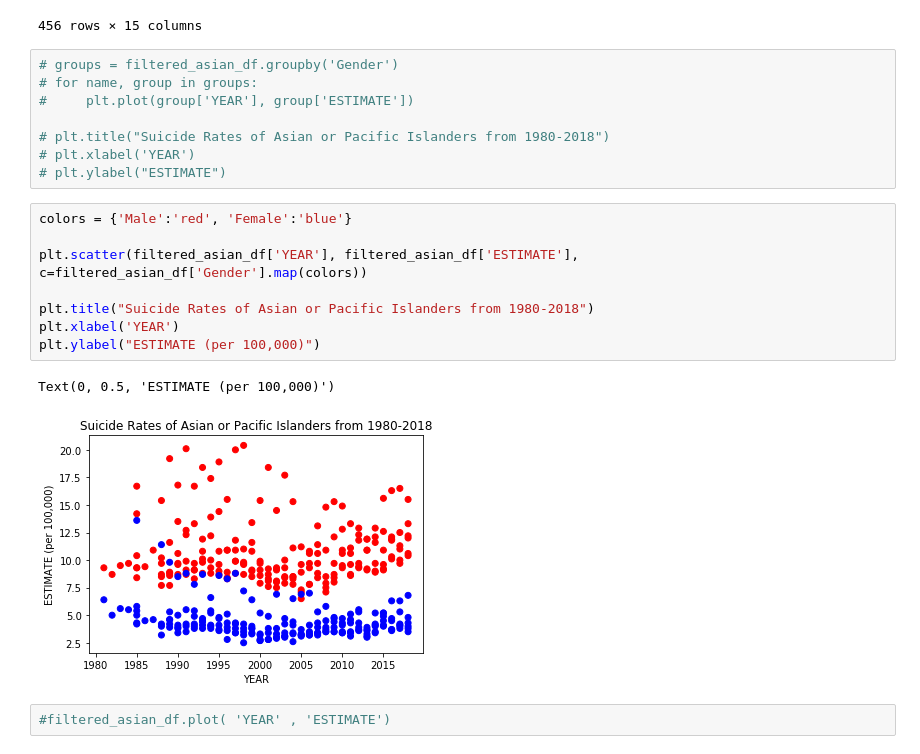
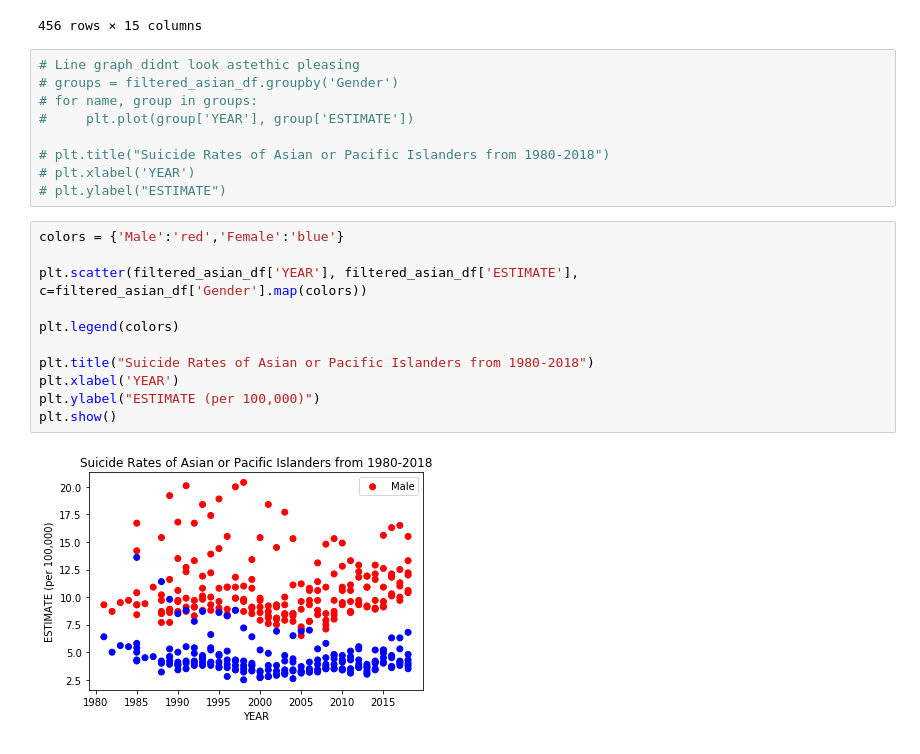
Before and after one commit to cbhernandez03/project-1, a Jupyter notebook: code.ipynb, the cells around one changed output. Cells and saved outputs as stored; diff of their text form.

```diff
--- a/code.ipynb
+++ b/code.ipynb
@@ -74,6 +74,7 @@ filtered_asian_df
 | 4633 | Death rates for suicide | Deaths per 100,000 resident popul... | 2 | Sex, age and race | 5 | Female: Asian or Pacific Islander... | 5.245 | 2018 | 42 | ... |
 456 rows × 15 columns
 # %%
+# Line graph didnt look astethic pleasing
 # groups = filtered_asian_df.groupby('Gender')
 # for name, group in groups:
 #     plt.plot(group['YEAR'], group['ESTIMATE'])
@@ -82,15 +83,15 @@ filtered_asian_df
 # plt.xlabel('YEAR')
 # plt.ylabel("ESTIMATE")
 # %%
-colors = {'Male':'red', 'Female':'blue'}
+colors = {'Male':'red','Female':'blue'}
 
 plt.scatter(filtered_asian_df['YEAR'], filtered_asian_df['ESTIMATE'], c=filtered_asian_df['Gender'].map(colors))
+
+plt.legend(colors)
 
 plt.title("Suicide Rates of Asian or Pacific Islanders from 1980-2018")
 plt.xlabel('YEAR')
 plt.ylabel("ESTIMATE (per 100,000)")
+plt.show()
 # %% [output]
-Text(0, 0.5, 'ESTIMATE (per 100,000)')
-[figure, old version]
+[figure, new version]
-# %%
-#filtered_asian_df.plot( 'YEAR' , 'ESTIMATE')
```
Also changed, not shown: parts of 1 cell of this notebook.
